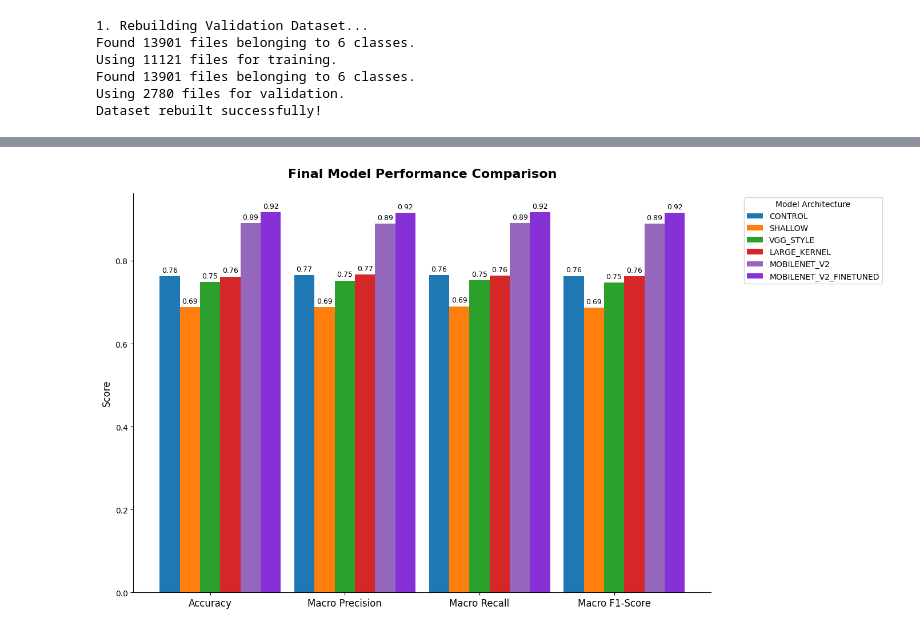
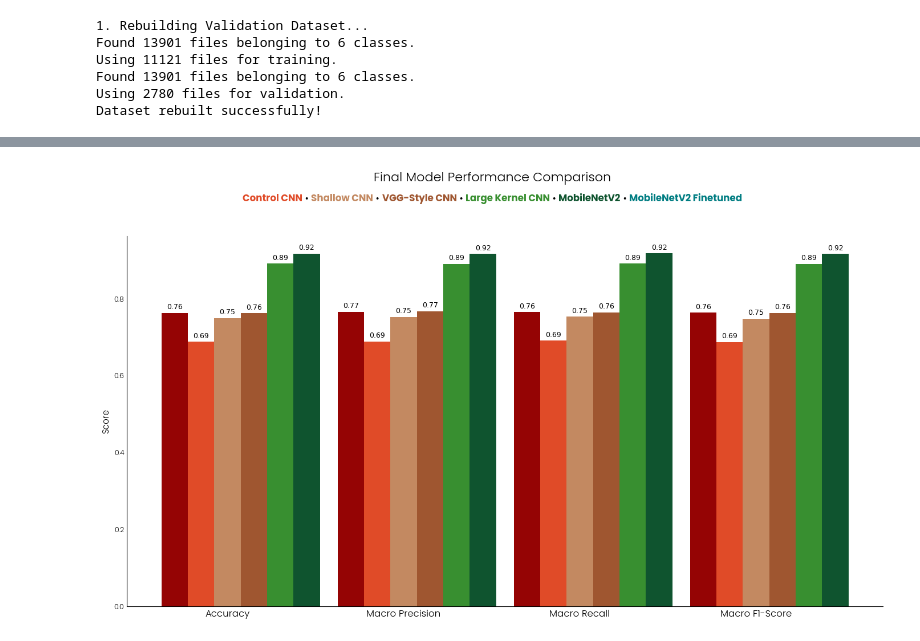
Before and after one commit to kvbek/garbage-sorting-nn, a Jupyter notebook: src/03_analysis.ipynb, the cells around one changed output, grey strips where cells are left out. Saved outputs shown, nothing was run; the diff lists cells and outputs as text; code cells hidden in the pictures.

Commit message:
Updated analysis, plots  and created new charts

```diff
--- a/src/03_analysis.ipynb
+++ b/src/03_analysis.ipynb
@@ -16,5 +23,7 @@ from utils.preprocess_data import get_garbage_datasets
 # %%
 os.makedirs('../plots', exist_ok=True)
+# %%
+cmap = load_cmap("Abbott")
 # %%
 # Define the models and where to find their CSV logs
 # Update the paths if your files are named differently!
@@ -97,3 +114,5 @@ plt.show()
+# %%
+cmap_heatmap = load_cmap("sPBIOr")
 # %%
 print("1. Rebuilding Validation Dataset...")
 image_categories_path = '../data/images'
@@ -155,7 +201,7 @@ Found 13901 files belonging to 6 classes.
 Using 2780 files for validation.
 Dataset rebuilt successfully!
 # %%
-# 1. Extract validation data ONCE so it is perfectly consistent for all models
+# Extract validation data ONCE so it is perfectly consistent for all models
 print("Extracting validation images and labels...")
 val_images = []
 val_labels = []
@@ -167,7 +213,7 @@ val_images = np.array(val_images)
 val_labels = np.array(val_labels)
 print(f"Loaded {len(val_images)} validation images.")
 
-# 2. List the models you want to evaluate
+# List the models
 architectures_to_evaluate = [
     'control',
     'shallow',
@@ -178,10 +224,10 @@ architectures_to_evaluate = [
 ]
 all_metrics = []
 
-# 3. Loop through, rebuild, load, and evaluate
+# Loop through, rebuild, load, and evaluate
 for arch in architectures_to_evaluate:
     print(f"\n{'='*50}")
-    print(f"🔍 EVALUATING: {arch.upper()}")
+    print(f"🔍 EVALUATING: {arch.capitalize()}")
     print(f"{'='*50}")
 
     keras.backend.clear_session()
@@ -207,13 +253,13 @@ for arch in architectures_to_evaluate:
             y_true=val_labels,
             y_pred=predicted_classes,
             class_names=CLASSES,
-            model_name=arch.upper()
+            model_name=arch
         )
         all_metrics.append(metrics_df)
     else:
         print(f"⚠️ Warning: Could not find weights at {weights_path}. Skipping.")
 
-# 4. Combine all the metrics into one final table
+# Combine all the metrics into one final table
 if all_metrics:
     final_results_df = pd.concat(all_metrics, ignore_index=True)
 
@@ -306,10 +335,9 @@ import pandas as pd
 import matplotlib.pyplot as plt
 import numpy as np
 
-# 1. Load your results into a DataFrame
 df = pd.DataFrame(pd.read_csv('../logs/final_metrics_comparison.csv'))
 
-# 2. Setup the chart layout
+# Setup the chart layout
 metrics = ['Accuracy', 'Macro Precision', 'Macro Recall', 'Macro F1-Score']
 models = df['Model'].tolist()
 
@@ -317,53 +345,61 @@ models = df['Model'].tolist()
 x = np.arange(len(metrics))
 bar_width = 0.15  # Width of each individual bar
 
 fig, ax = plt.subplots(figsize=(14, 8))
 
-# Re-use your professional color palette
-colors = [
-    '#1f77b4',
-    '#ff7f0e',
-    '#2ca02c',
-    '#d62728',
-    '#9467bd',
-    "#8631d5"
-]
-
-# 3. Plot each model's bars
+# Plot each model's bars
 for i, model_name in enumerate(models):
     # Get the scores for this specific model across all metrics
     scores = df[df['Model'] == model_name][metrics].values[0]
 
     # Calculate the offset for this specific bar
     offset = (i - 2) * bar_width
 
-    bars = ax.bar(x + offset, scores, bar_width, label=model_name, color=colors[i])
+    bars = ax.bar(x + offset, scores, bar_width, label=model_name, color=cmap(i))
 
     # Add the text labels on top of the bars
     for bar in bars:
         height = bar.get_height()
         ax.annotate(f'{height:.2f}',
                     xy=(bar.get_x() + bar.get_width() / 2, height),
                     xytext=(0, 3),  # 3 points vertical offset
                     textcoords="offset points",
                     ha='center', va='bottom', fontsize=9)
 
-# 4. Format the chart
 ax.set_ylabel('Score', fontsize=12)
-ax.set_title('Final Model Performance Comparison', fontsize=16, fontweight='bold', pad=20)
+style_plot_fonts(ax)
+fig_text(
+        x=0.5, y=0.97,
+        ha='center', va='bottom',
+        s=f"Final Model Performance Comparison",
+        fontsize=title_fontsize,
+        fontproperties=poppins_light,
+        ax=ax
+    )
+
+# 2. SUBTITLE (Replacing the legend)
+fig_text(
+    x=0.5, y=0.95,
+    ha='center',
+    s="<Control CNN> • <Shallow CNN> • <VGG-Style CNN> • <Large Kernel CNN> • <MobileNetV2> • <MobileNetV2 Finetuned>",
+    fontsize=12,
+    fontproperties=poppins_light,
+    highlight_textprops=[
+        {"color": cmap(1), "fontproperties": poppins_bold}, # Maps to <Control CNN>
+        {"color": cmap(2), "fontproperties": poppins_bold}, # Maps to <Shallow CNN>
+        {"color": cmap(3), "fontproperties": poppins_bold}, # Maps to <VGG-Style CNN>
+        {"color": cmap(4), "fontproperties": poppins_bold}, # Maps to <Large Kernel CNN>
+        {"color": cmap(5), "fontproperties": poppins_bold}, # Maps to <MobileNetV2>
+        {"color": cmap(6), "fontproperties": poppins_bold}  # Maps to <MobileNetV2 Finetuned>
+    ],
+    ax=ax
+)
+
 ax.set_xticks(x)
 ax.set_xticklabels(metrics, fontsize=12)
-
-# Place legend cleanly outside the plot
-ax.legend(title='Model Architecture', bbox_to_anchor=(1.05, 1), loc='upper left')
-
-# Clean up borders and add grid
-# ax.grid(axis='y', linestyle='--', alpha=0.7)
-for spine in ['top', 'right']:
-    ax.spines[spine].set_visible(False)
 
 plt.tight_layout()
 plt.savefig('../plots/final_metrics_comparison.png', bbox_inches='tight')
 plt.show()
 # %% [output]
-[figure, old version]
+[figure, new version]
```
Also changed, not shown: parts of 4 cells of this notebook, 10 other files.
